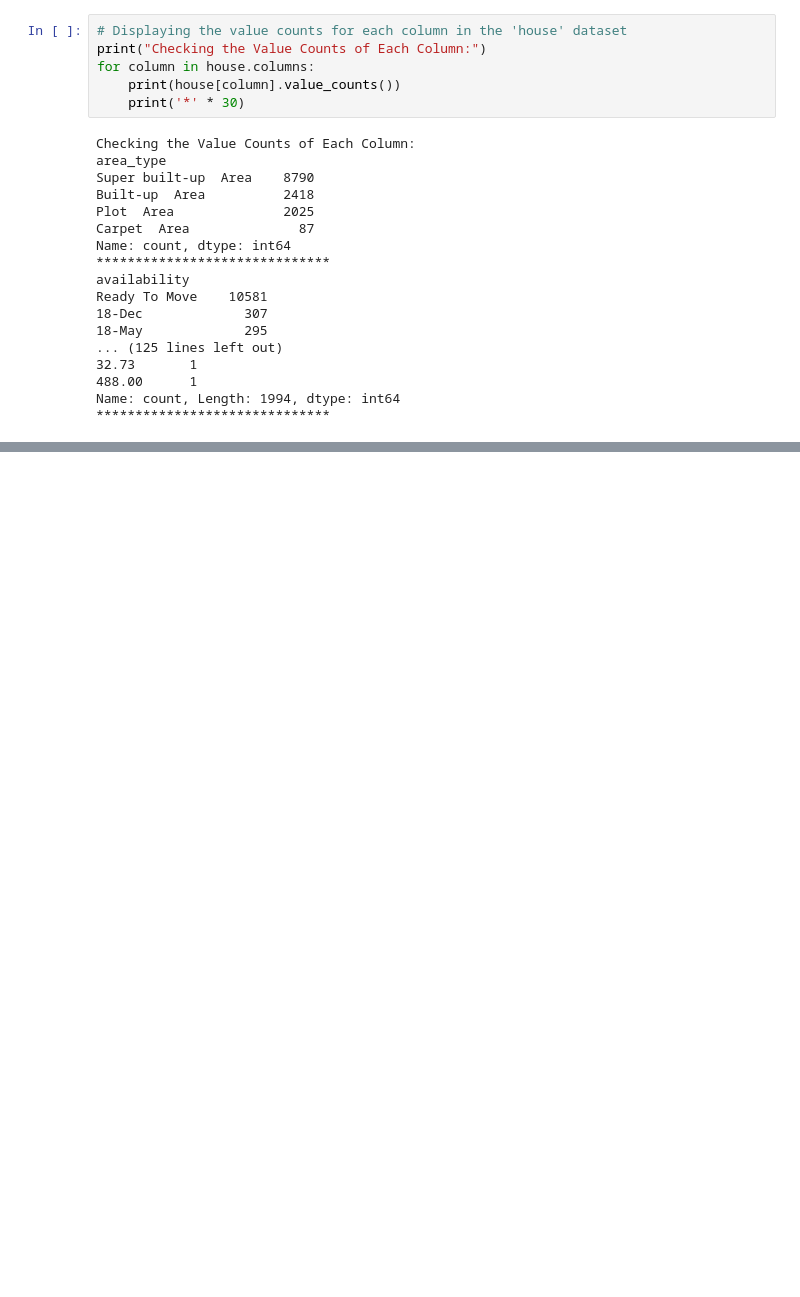
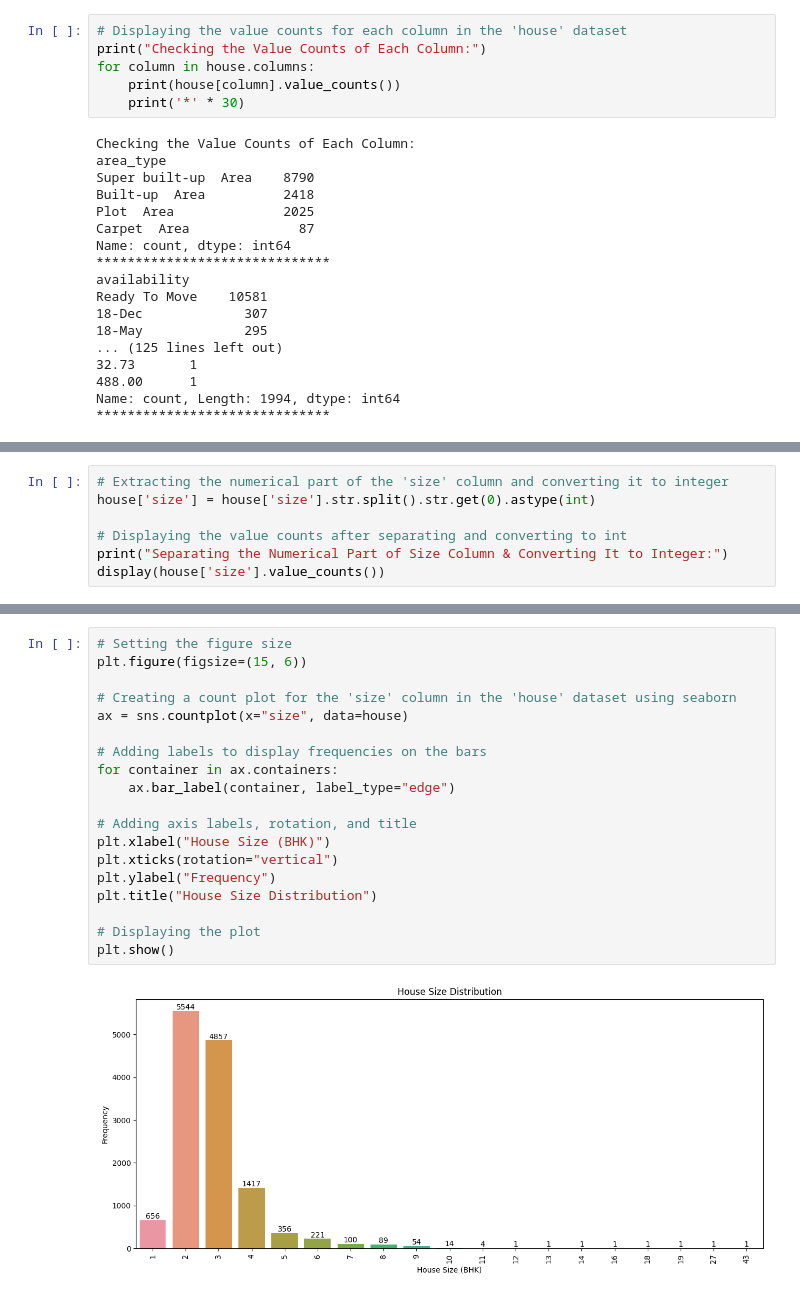
Before and after one commit to LCM-org/AML-3104-BHPP, a Jupyter notebook: main.ipynb, the cells around one changed output, grey strips where cells are left out. Drawn from its saved outputs; the diff is of its cells as text; blank space fills up the shorter version.

```diff
--- a/main.ipynb
+++ b/main.ipynb
@@ -190,0 +220,7 @@ Name: count, Length: 1994, dtype: int64
+# %%
+# Extracting the numerical part of the 'size' column and converting it to integer
+house['size'] = house['size'].str.split().str.get(0).astype(int)
+
+# Displaying the value counts after separating and converting to int
+print("Separating the Numerical Part of Size Column & Converting It to Integer:")
+display(house['size'].value_counts())
@@ -190,0 +246,21 @@ Name: count, Length: 1994, dtype: int64
+# %%
+# Setting the figure size
+plt.figure(figsize=(15, 6))
+
+# Creating a count plot for the 'size' column in the 'house' dataset using seaborn
+ax = sns.countplot(x="size", data=house)
+
+# Adding labels to display frequencies on the bars
+for container in ax.containers:
+    ax.bar_label(container, label_type="edge")
+
+# Adding axis labels, rotation, and title
+plt.xlabel("House Size (BHK)")
+plt.xticks(rotation="vertical")
+plt.ylabel("Frequency")
+plt.title("House Size Distribution")
+
+# Displaying the plot
+plt.show()
+# %% [output]
+[figure, added]
```
Also changed, not shown: parts of 9 cells of this notebook.
